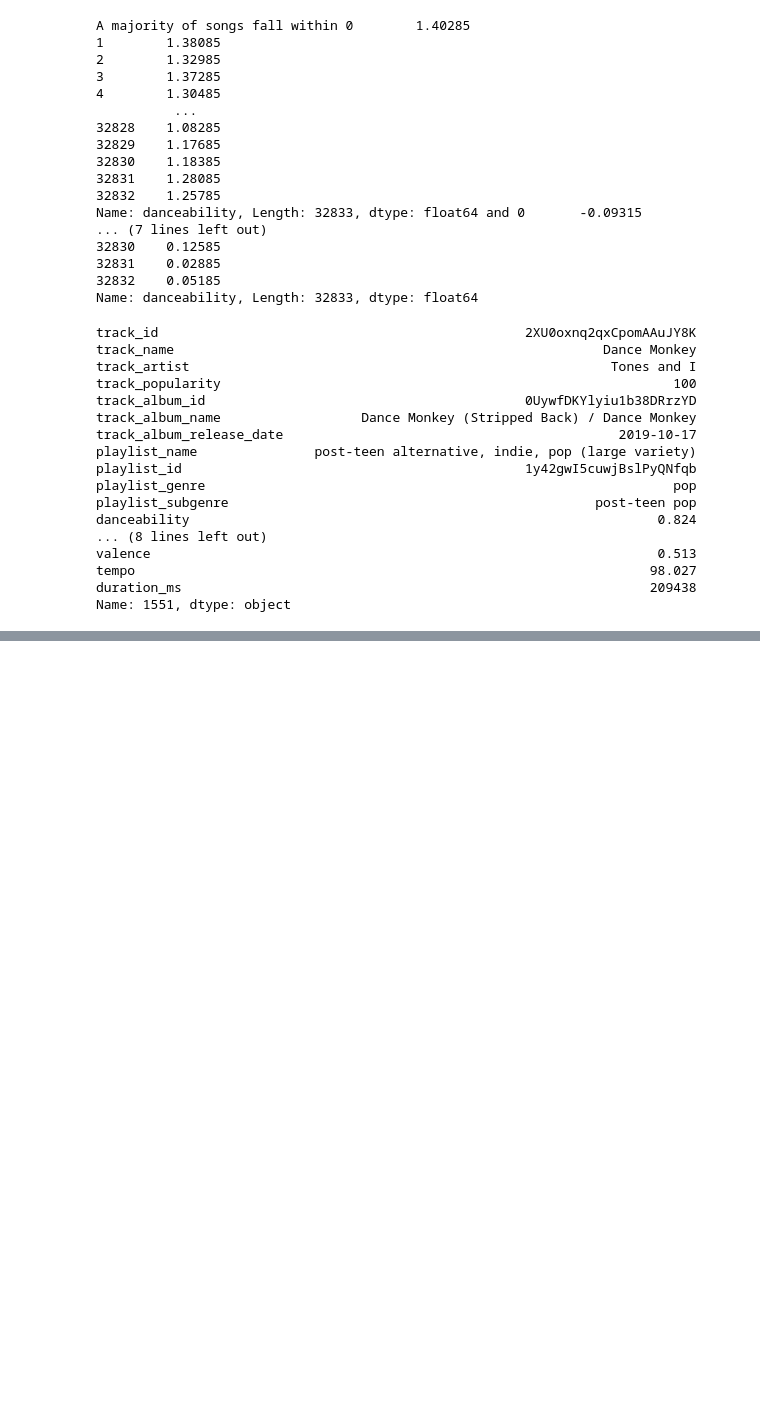
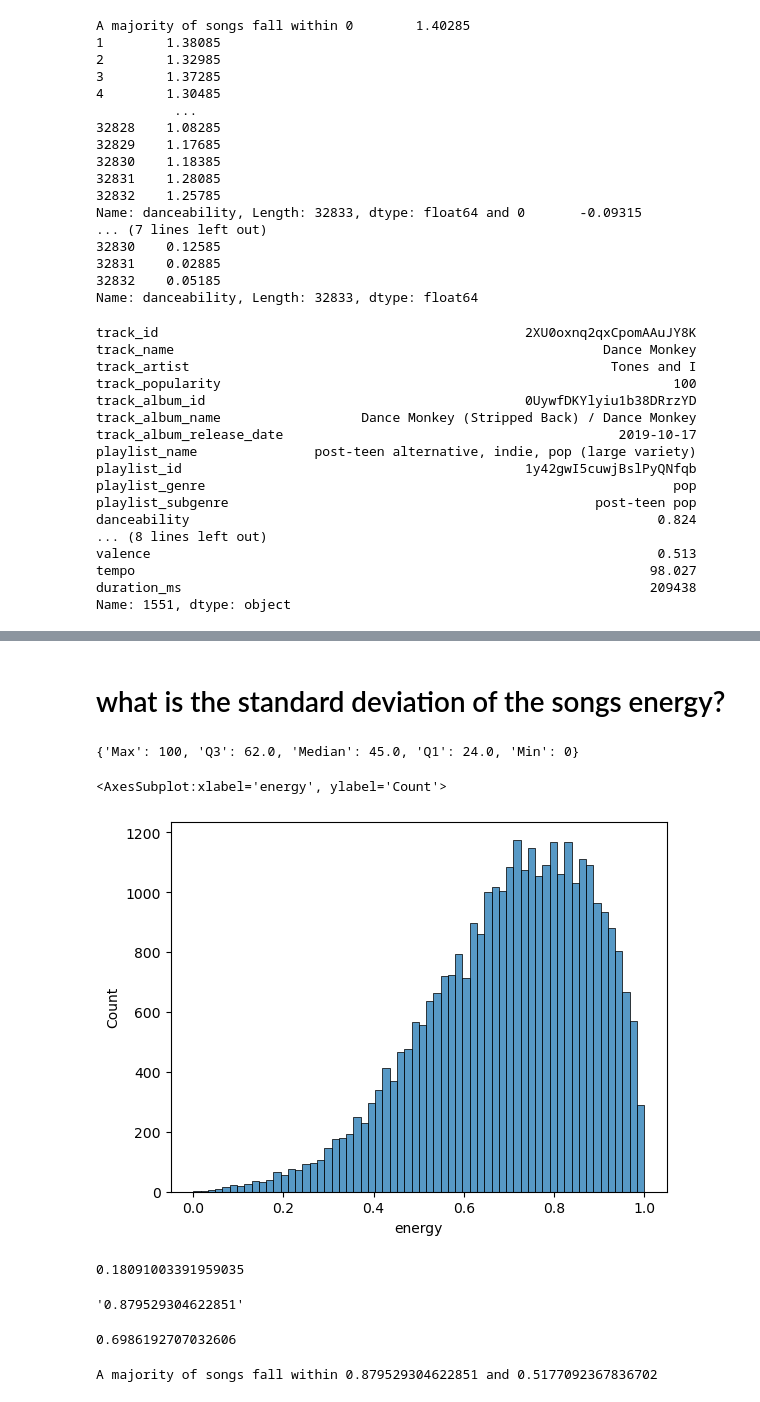
Before and after one commit to CrunchySweet/AI, a Jupyter notebook: Semester1/Spotify/Spotify Songs.ipynb, the cells around one changed output, grey strips where cells are left out. Cells and saved outputs as stored; diff of their text form; code cells hidden in the pictures; blank space fills up the shorter version.

```diff
--- a/Semester1/Spotify/Spotify Songs.ipynb
+++ b/Semester1/Spotify/Spotify Songs.ipynb
@@ -133,0 +132,43 @@ Name: 1551, dtype: object
+# %% [markdown]
+# what is the standard deviation of the songs energy?
+# %%
+summary1 = {
+    "Max": df["energy"].max(),
+    "Q3": df["energy"].quantile(.75),
+    "Median": df["energy"].median(),
+    "Q1": df["energy"].quantile(.25),
+    "Min": df["energy"].min()
+}
+summary
+# %% [output]
+{'Max': 100, 'Q3': 62.0, 'Median': 45.0, 'Q1': 24.0, 'Min': 0}
+# %%
+sns.histplot(data=df, x="energy")
+# %% [output]
+<AxesSubplot:xlabel='energy', ylabel='Count'>
+[figure, added]
+# %%
+def stand(column):
+    std = df[column].std()
+    stand = std
+    return stand
+staneng = stand("energy")
+staneng
+# %% [output]
+0.18091003391959035
+# %%
+aveng=df["energy"].mean()
+
+up = str((aveng+staneng))
+down = str((aveng-staneng))
+up
+# %% [output]
+'0.879529304622851'
+# %%
+print(df["energy"].mean())
+# %% [output]
+0.6986192707032606
+# %%
+print("A majority of songs fall within", up, "and", down)
+# %% [output]
+A majority of songs fall within 0.879529304622851 and 0.5177092367836702
```
Also changed, not shown: parts of 4 cells of this notebook.
